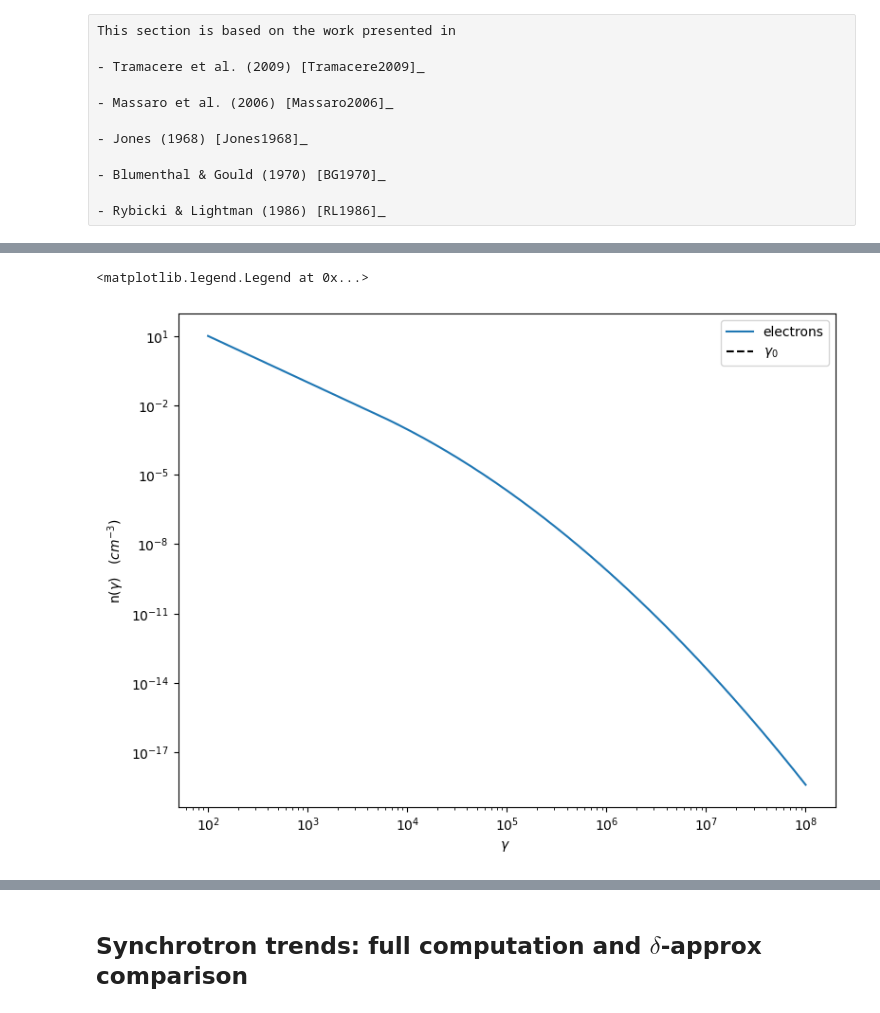
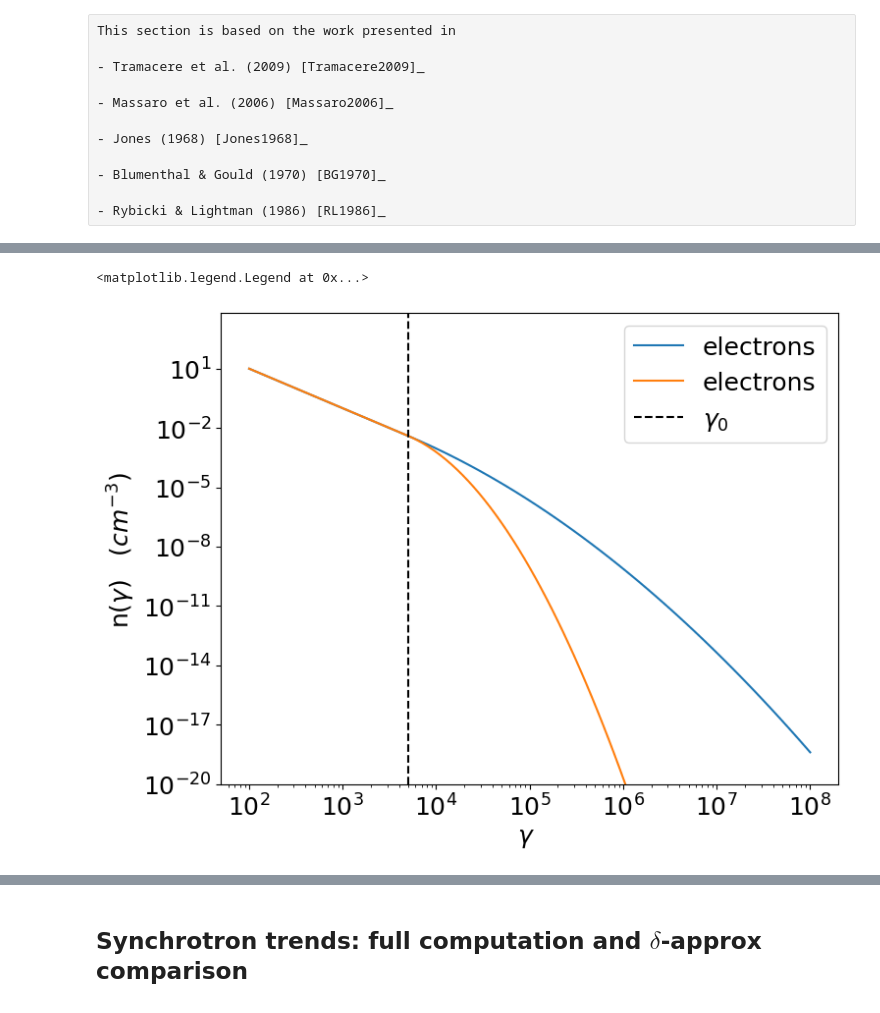
Before and after one commit to andreatramacere/Geneva_HighEnergy_Course, a Jupyter notebook: Tutorial_2.ipynb, the cells around one changed output, grey strips where cells are left out. Saved outputs shown, nothing was run; the diff lists cells and outputs as text; code cells hidden in the pictures.

```diff
--- a/Tutorial_2.ipynb
+++ b/Tutorial_2.ipynb
@@ -104,11 +104,15 @@ my_jet.set_par('r',val=0.4)
 # %%
 my_jet.eval()
 p=my_jet.electron_distribution.plot()
-p.ax.axvline(4.0,ls='--',c='black',label=r'$\gamma_0$')
+my_jet.set_par('r',val=2.4)
+my_jet.eval()
+p=my_jet.electron_distribution.plot(p=p)
+p.ax.axvline(my_jet.parameters.gamma0_log_parab.val,ls='--',c='black',label=r'$\gamma_0$')
+p.setlim(y_min=1E-20)
 p.ax.legend()
 # %% [output]
 <matplotlib.legend.Legend at 0x...>
-[figure, old version]
+[figure, new version]
 # %%
 p=my_jet.electron_distribution.plot3p()
 p.ax.axvline(4.0,ls='--',c='black',label=r'$\gamma_0$')
```
Also changed, not shown: parts of 6 cells of this notebook.
